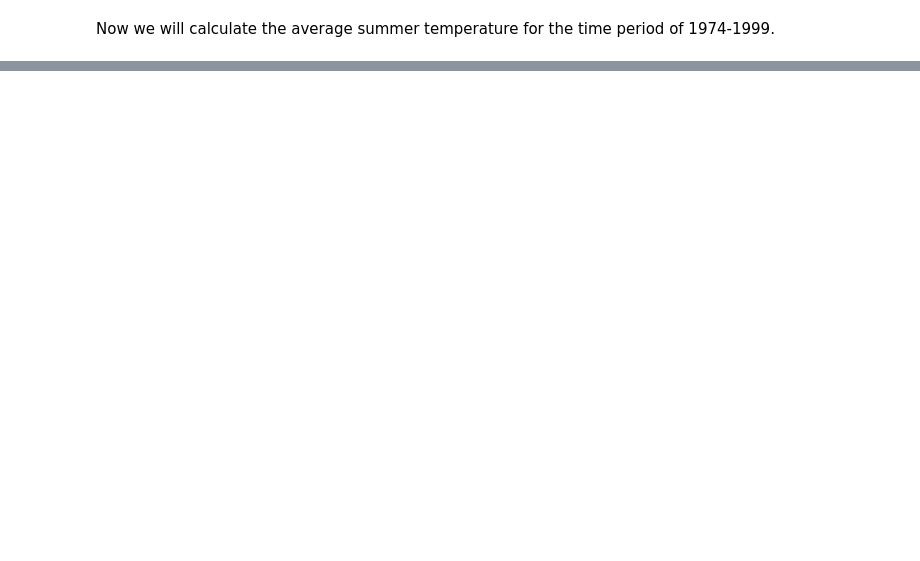
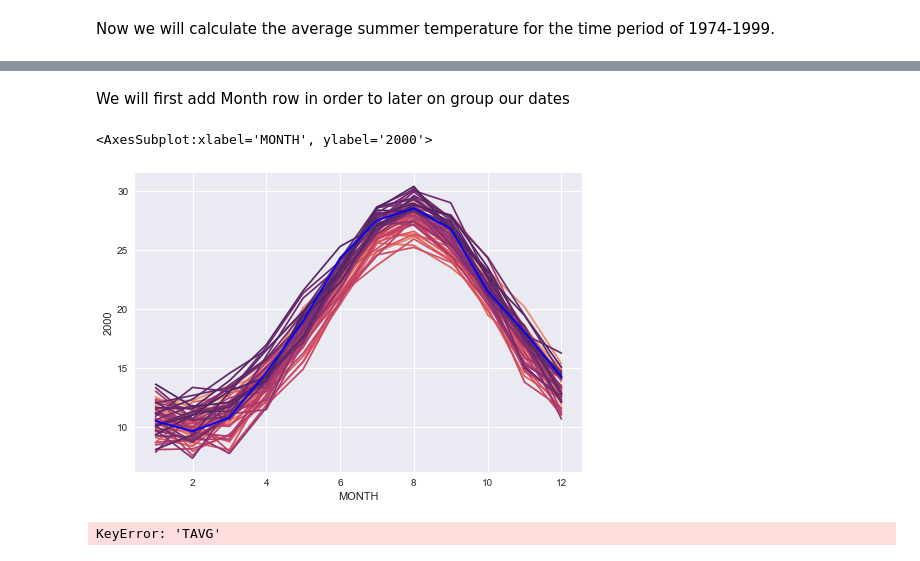
Before and after one commit to gliargovas/AML_2021_Assignments, a Jupyter notebook: Assignment1.ipynb, the cells around one changed output, grey strips where cells are left out. Cells and saved outputs as stored; diff of their text form; code cells hidden in the pictures; blank space fills up the shorter version.

```diff
--- a/Assignment1.ipynb
+++ b/Assignment1.ipynb
@@ -351,0 +328,26 @@ baseline_temp
+# %% [markdown]
+We will first add Month row in order to later on group our dates
+# %%
+q3_data=combined_data
+q3_data["MONTH"] = q3_data.DATE.dt.month
+q3_data["YEAR"] = q3_data.DATE.dt.year
+q3_data["ROLLING"] = q3_data.TAVG.rolling(window=30, min_periods=1).mean()
+q3_data
+q3_data = q3_data.pivot_table(index="MONTH",columns="YEAR", values="ROLLING")
+q3_data.transpose()
+plt.style.use('seaborn')
+sns.lineplot(data = q3_data, palette="flare", legend=None, dashes=False)
+sns.lineplot(data = q3_data[2000], color="b")
+# %% [output]
+<AxesSubplot:xlabel='MONTH', ylabel='2000'>
+[figure, added]
+# %%
+q3_avg = combined_data
+q3_avg["DAY"] = q3_avg.DATE.dt.day_of_year
+q3_avg = q3_avg[(q3_avg.YEAR >= 1979) & (q3_avg.YEAR <= 1999)]
+q3_avg = q3_avg.groupby("DAY")
+q3_avg = q3_avg.TAVG.mean()
+q3_avg
+q3_avg["ROLLING"] = q3_avg["TAVG"].rolling(window=30, min_periods=1).mean()
+# %% [output]
+KeyError: 'TAVG'
```
Also changed, not shown: parts of 10 cells of this notebook.
